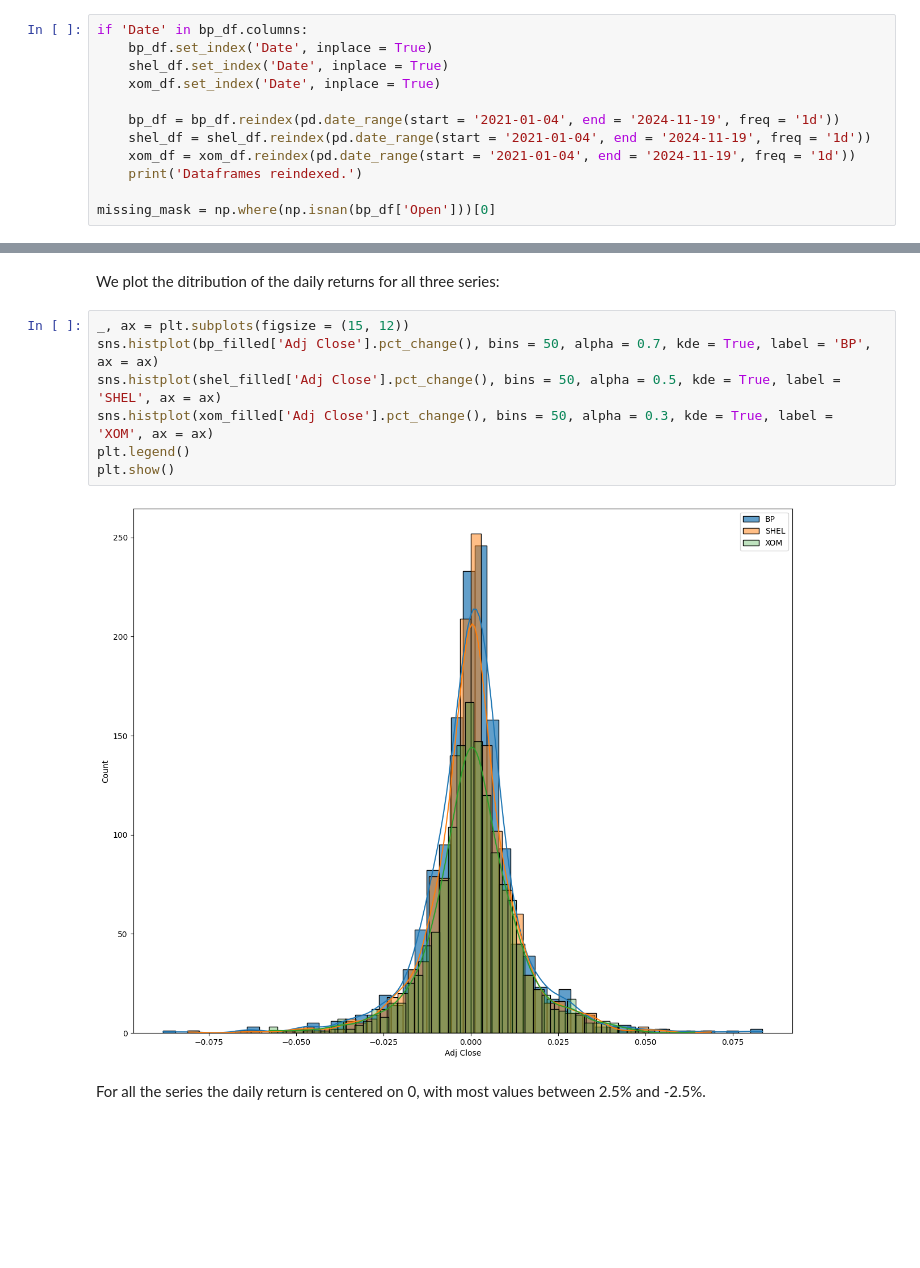
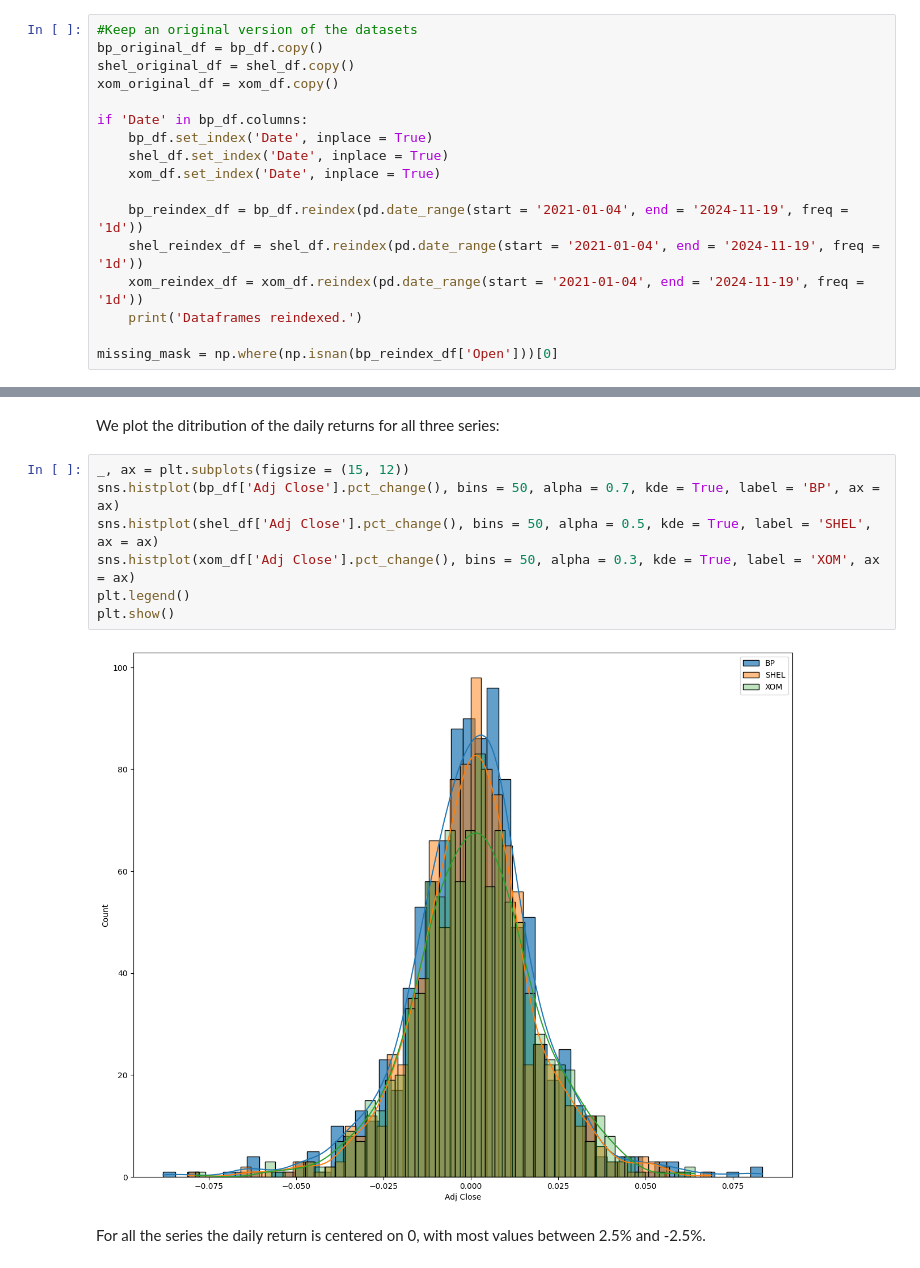
Before and after one commit to ScriptFizz/Data_Analysis, a Jupyter notebook: energy-market.ipynb, the cells around one changed output, grey strips where cells are left out. Drawn from its saved outputs; the diff is of its cells as text; blank space fills up the shorter version.

Commit message:
Kaggle Notebook | Energy_Market | Version 2

```diff
--- a/energy-market.ipynb
+++ b/energy-market.ipynb
@@ -300,17 +300,22 @@ Series([], Name: count, dtype: int64)
 # %% [markdown]
 We reindex the dataframe to include the missing dates and plot the data to visualize their distribution:
 # %%
+#Keep an original version of the datasets
+bp_original_df = bp_df.copy()
+shel_original_df = shel_df.copy()
+xom_original_df = xom_df.copy()
+
 if 'Date' in bp_df.columns:
     bp_df.set_index('Date', inplace = True)
     shel_df.set_index('Date', inplace = True)
     xom_df.set_index('Date', inplace = True)
 
-    bp_df = bp_df.reindex(pd.date_range(start = '2021-01-04', end = '2024-11-19', freq = '1d'))
-    shel_df = shel_df.reindex(pd.date_range(start = '2021-01-04', end = '2024-11-19', freq = '1d'))
-    xom_df = xom_df.reindex(pd.date_range(start = '2021-01-04', end = '2024-11-19', freq = '1d'))
+    bp_reindex_df = bp_df.reindex(pd.date_range(start = '2021-01-04', end = '2024-11-19', freq = '1d'))
+    shel_reindex_df = shel_df.reindex(pd.date_range(start = '2021-01-04', end = '2024-11-19', freq = '1d'))
+    xom_reindex_df = xom_df.reindex(pd.date_range(start = '2021-01-04', end = '2024-11-19', freq = '1d'))
     print('Dataframes reindexed.')
 
-missing_mask = np.where(np.isnan(bp_df['Open']))[0]
+missing_mask = np.where(np.isnan(bp_reindex_df['Open']))[0]
 # %% [output]
 Dataframes reindexed.
 # %%
@@ -375,13 +346,13 @@ plot_ts(xom_filled)
 We plot the ditribution of the daily returns for all three series:
 # %%
 _, ax = plt.subplots(figsize = (15, 12))
-sns.histplot(bp_filled['Adj Close'].pct_change(), bins = 50, alpha = 0.7, kde = True, label = 'BP', ax = ax)
-sns.histplot(shel_filled['Adj Close'].pct_change(), bins = 50, alpha = 0.5, kde = True, label = 'SHEL', ax = ax)
-sns.histplot(xom_filled['Adj Close'].pct_change(), bins = 50, alpha = 0.3, kde = True, label = 'XOM', ax = ax)
+sns.histplot(bp_df['Adj Close'].pct_change(), bins = 50, alpha = 0.7, kde = True, label = 'BP', ax = ax)
+sns.histplot(shel_df['Adj Close'].pct_change(), bins = 50, alpha = 0.5, kde = True, label = 'SHEL', ax = ax)
+sns.histplot(xom_df['Adj Close'].pct_change(), bins = 50, alpha = 0.3, kde = True, label = 'XOM', ax = ax)
 plt.legend()
 plt.show()
 # %% [output]
-[figure, old version]
+[figure, new version]
 # %% [markdown]
 For all the series the daily return is centered on 0, with most values between 2.5% and -2.5%.
 # %% [markdown]
```
Also changed, not shown: parts of 34 cells of this notebook.
